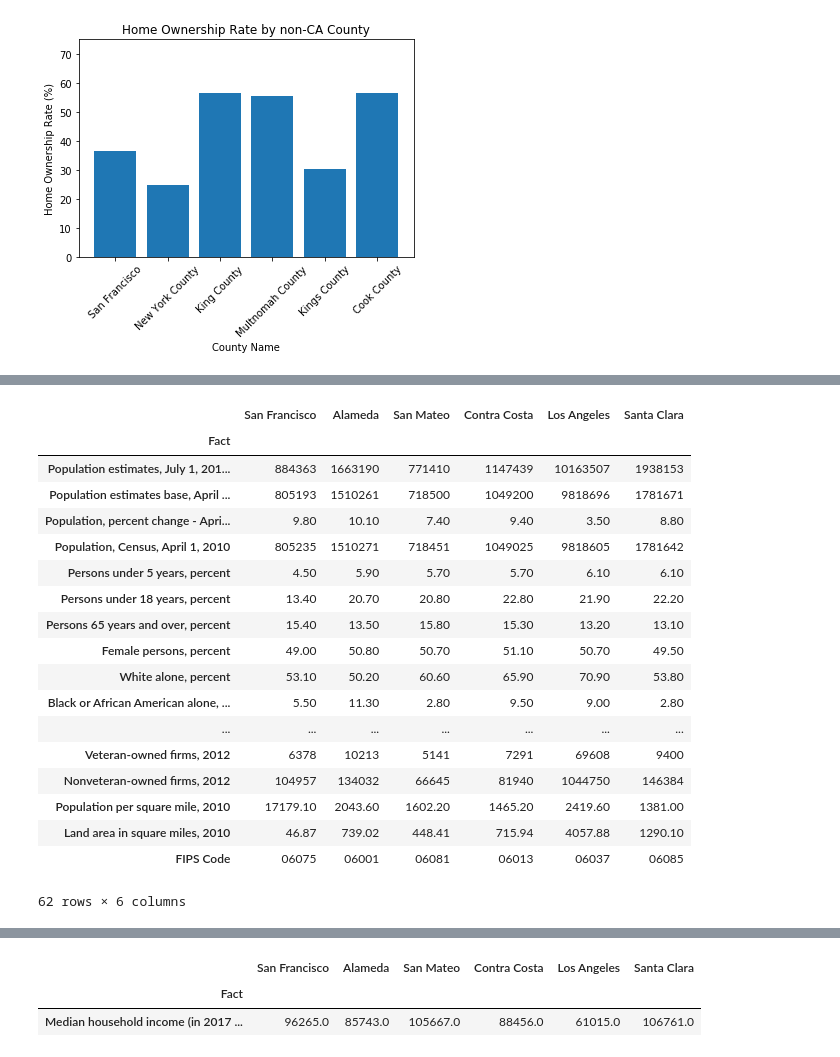
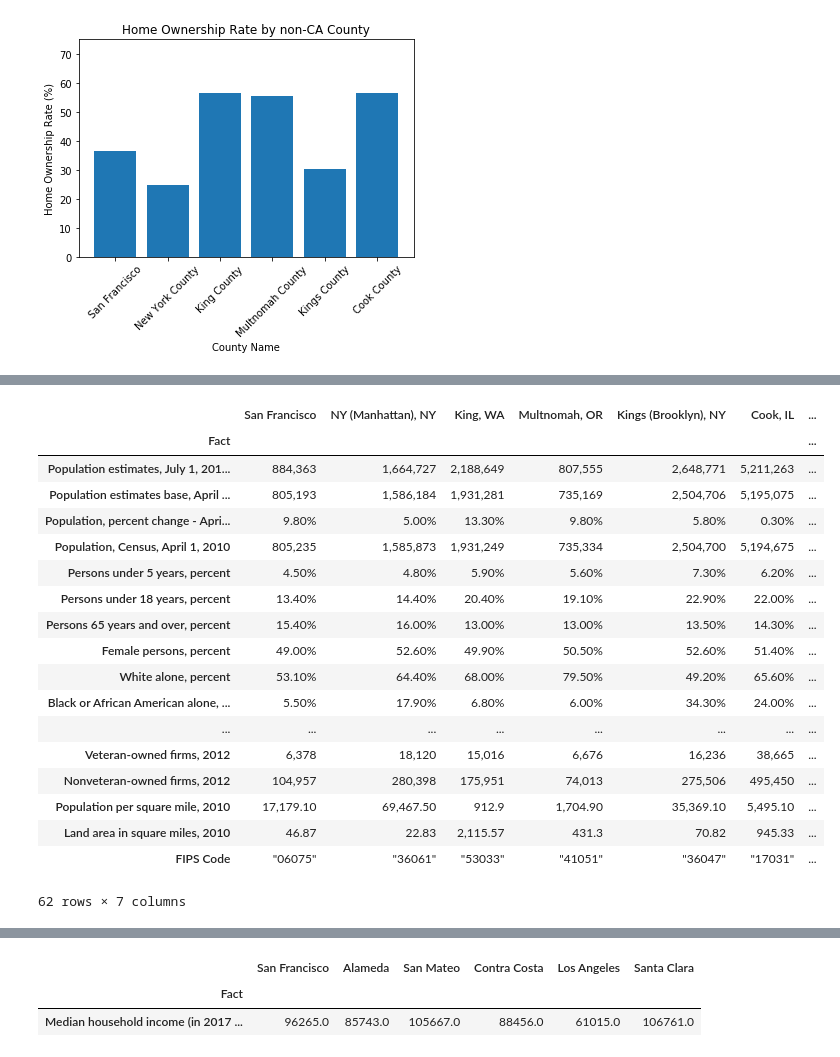
Before and after one commit to vanessaoakes/Escape-the-Bay, a Jupyter notebook: Group Final.ipynb, the cells around one changed output, grey strips where cells are left out. Cells and saved outputs as stored; diff of their text form; code cells hidden in the pictures.

```diff
--- a/Group Final.ipynb
+++ b/Group Final.ipynb
@@ -1045,69 +1046,47 @@ CA_counties
 # %%
-# Rename the columns, look at the DataFrame
+# Rename the columns to shorten the names for plotting, look at the DataFrame
 CA_counties = CA_counties.rename(columns={"San Francisco County, California": "San Francisco",
                                  "Alameda County, California":"Alameda",
                                  "San Mateo County, California":"San Mateo",
                                  "Contra Costa County, California":"Contra Costa",
                                 "Los Angeles County, California":"Los Angeles",
                                 "Santa Clara County, California":"Santa Clara"
                                             })
 
-
-# Move the Facts into the index to get it out of the way since we don't need to clean the numbers in that column
-# Making a new DF ca_data,  so  you can always refer to ca_df to see the line number of the row
-ca_data = CA_counties.set_index("Fact")
-
-# Clean the $ and % and " signs from multiple columns, first put the columns put them in a list
-# Reference:  https://stackoverflow.com/questions/38516481/trying-to-remove-commas-and-dollars-signs-with-pandas-in-python
-
-cols = ca_data.columns
-
-# pass cols to df.replace(), specifying $,%" and , to be replaced by blanks
-
-ca_data[cols] = ca_data[cols].replace({'\$': '', ',': '', '\%':'', '\"': ''}, regex=True)
-
-non_ca_df = non_CA_counties.rename(columns={"San Francisco County, California":"San Francisco",
+non_CA_counties = non_CA_counties.rename(columns={"San Francisco County, California":"San Francisco",
                                  "New York County (Manhattan Borough), New York":"NY (Manhattan), NY",
                                  "King County, Washington":"King, WA",
                                 "Multnomah County, Oregon":"Multnomah, OR",
                                 "Kings County (Brooklyn Borough), New York":"Kings (Brooklyn), NY",
                                 "Cook County, Illinois":"Cook, IL",
                                 "Travis County, Texas":"Travis, TX"
-                                            })
+                                })
+
 
 # Move the Facts into the index to get it out of the way since we don't need to clean the numbers in that column
 # Making a new DF ca_data,  so  you can always refer to ca_df to see the line number of the row
+ca_data = CA_counties.set_index("Fact")
 non_ca_data = non_CA_counties.set_index("Fact")
 
-# Clean the $ and % and " signs from multiple columns, first put the columns put them in a list
-# Reference:  https://stackoverflow.com/questions/38516481/trying-to-remove-commas-and-dollars-signs-with-pandas-in-python
-
-cols = non_ca_data.columns
-
-# pass cols to df.replace(), specifying $,%" and , to be replaced by blanks
-
-non_ca_data[cols] = non_ca_data[cols].replace({'\$': '', ',': '', '\%':'', '\"': ''}, regex=True)
-
-
-ca_data
+non_ca_data
 # %% [output]
-|  | San Francisco | Alameda | San Mateo | Contra Costa | Los Angeles | Santa Clara |
-| Fact |  |  |  |  |  |  |
-| Population estimates, July 1, 201... | 884363 | 1663190 | 771410 | 1147439 | 10163507 | 1938153 |
-| Population estimates base, April ... | 805193 | 1510261 | 718500 | 1049200 | 9818696 | 1781671 |
-| Population, percent change - Apri... | 9.80 | 10.10 | 7.40 | 9.40 | 3.50 | 8.80 |
-| Population, Census, April 1, 2010 | 805235 | 1510271 | 718451 | 1049025 | 9818605 | 1781642 |
-| Persons under 5 years, percent | 4.50 | 5.90 | 5.70 | 5.70 | 6.10 | 6.10 |
-| Persons under 18 years, percent | 13.40 | 20.70 | 20.80 | 22.80 | 21.90 | 22.20 |
-| Persons 65 years and over, percent | 15.40 | 13.50 | 15.80 | 15.30 | 13.20 | 13.10 |
-| Female persons, percent | 49.00 | 50.80 | 50.70 | 51.10 | 50.70 | 49.50 |
-| White alone, percent | 53.10 | 50.20 | 60.60 | 65.90 | 70.90 | 53.80 |
-| Black or African American alone, ... | 5.50 | 11.30 | 2.80 | 9.50 | 9.00 | 2.80 |
-| ... | ... | ... | ... | ... | ... | ... |
-| Veteran-owned firms, 2012 | 6378 | 10213 | 5141 | 7291 | 69608 | 9400 |
-| Nonveteran-owned firms, 2012 | 104957 | 134032 | 66645 | 81940 | 1044750 | 146384 |
-| Population per square mile, 2010 | 17179.10 | 2043.60 | 1602.20 | 1465.20 | 2419.60 | 1381.00 |
-| Land area in square miles, 2010 | 46.87 | 739.02 | 448.41 | 715.94 | 4057.88 | 1290.10 |
-| FIPS Code | 06075 | 06001 | 06081 | 06013 | 06037 | 06085 |
+|  | San Francisco | NY (Manhattan), NY | King, WA | Multnomah, OR | Kings (Brooklyn), NY | Cook, IL | ... |
+| Fact |  |  |  |  |  |  | ... |
+| Population estimates, July 1, 201... | 884,363 | 1,664,727 | 2,188,649 | 807,555 | 2,648,771 | 5,211,263 | ... |
+| Population estimates base, April ... | 805,193 | 1,586,184 | 1,931,281 | 735,169 | 2,504,706 | 5,195,075 | ... |
+| Population, percent change - Apri... | 9.80% | 5.00% | 13.30% | 9.80% | 5.80% | 0.30% | ... |
+| Population, Census, April 1, 2010 | 805,235 | 1,585,873 | 1,931,249 | 735,334 | 2,504,700 | 5,194,675 | ... |
+| Persons under 5 years, percent | 4.50% | 4.80% | 5.90% | 5.60% | 7.30% | 6.20% | ... |
+| Persons under 18 years, percent | 13.40% | 14.40% | 20.40% | 19.10% | 22.90% | 22.00% | ... |
+| Persons 65 years and over, percent | 15.40% | 16.00% | 13.00% | 13.00% | 13.50% | 14.30% | ... |
+| Female persons, percent | 49.00% | 52.60% | 49.90% | 50.50% | 52.60% | 51.40% | ... |
+| White alone, percent | 53.10% | 64.40% | 68.00% | 79.50% | 49.20% | 65.60% | ... |
+| Black or African American alone, ... | 5.50% | 17.90% | 6.80% | 6.00% | 34.30% | 24.00% | ... |
+| ... | ... | ... | ... | ... | ... | ... | ... |
+| Veteran-owned firms, 2012 | 6,378 | 18,120 | 15,016 | 6,676 | 16,236 | 38,665 | ... |
+| Nonveteran-owned firms, 2012 | 104,957 | 280,398 | 175,951 | 74,013 | 275,506 | 495,450 | ... |
+| Population per square mile, 2010 | 17,179.10 | 69,467.50 | 912.9 | 1,704.90 | 35,369.10 | 5,495.10 | ... |
+| Land area in square miles, 2010 | 46.87 | 22.83 | 2,115.57 | 431.3 | 70.82 | 945.33 | ... |
+| FIPS Code | "06075" | "36061" | "53033" | "41051" | "36047" | "17031" | ... |
-62 rows × 6 columns
+62 rows × 7 columns
 # %% [markdown]
```
Also changed, not shown: parts of 16 cells of this notebook.
